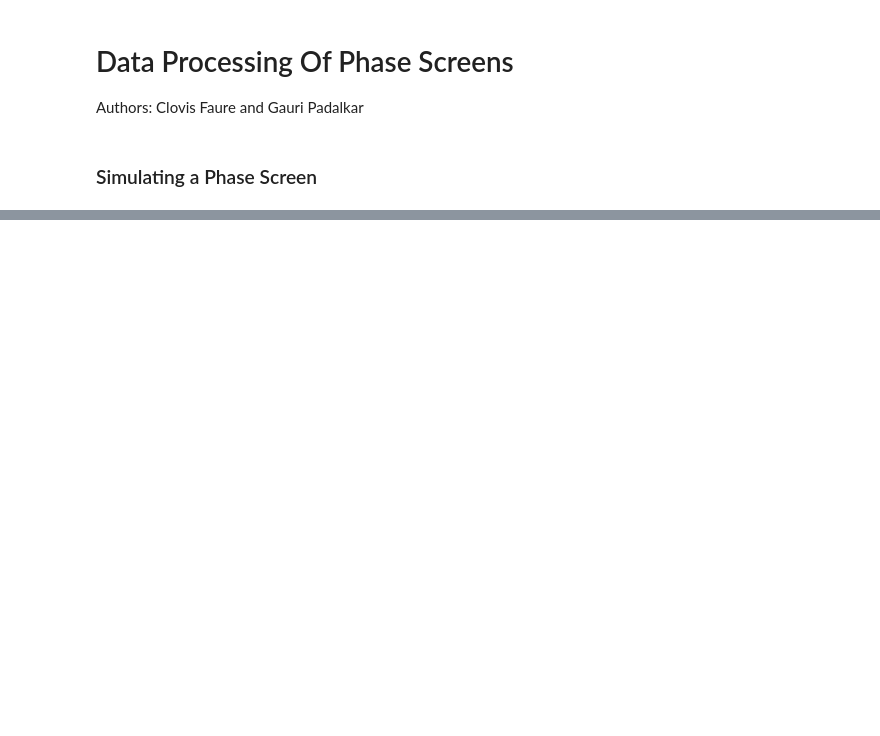
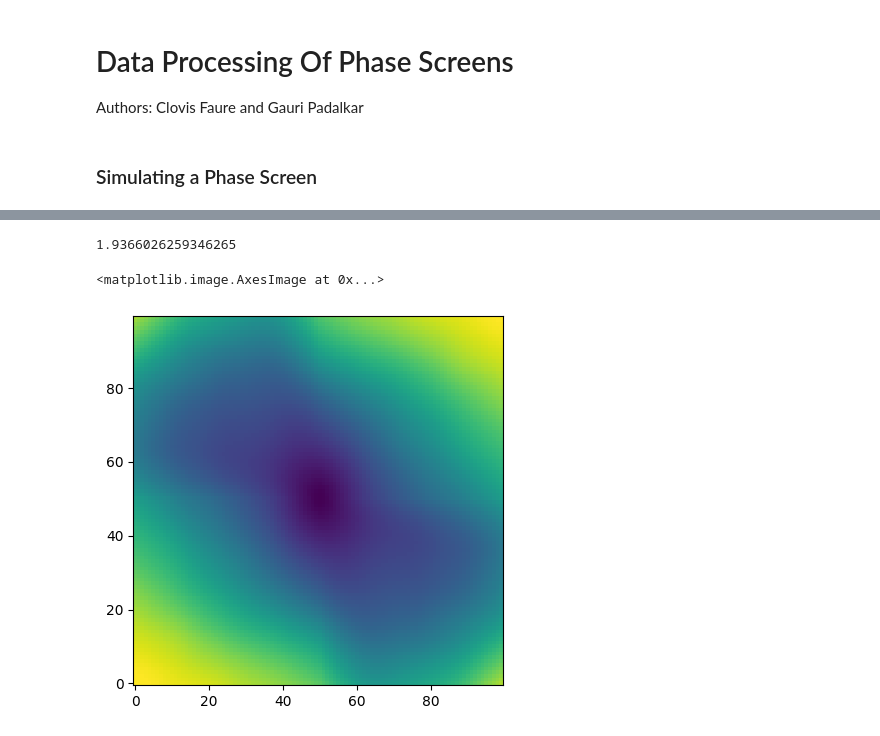
Before and after one commit to astrogauri/phase-screens, a Jupyter notebook: data_processing_phase.ipynb, the cells around one changed output, grey strips where cells are left out. Cells and saved outputs as stored; diff of their text form; code cells hidden in the pictures; blank space fills up the shorter version.

```diff
--- a/data_processing_phase.ipynb
+++ b/data_processing_phase.ipynb
@@ -30,23 +30,30 @@ pli(phase)
 # %%
 b = np.zeros((2*n,2*n))
 b[0:n,0:n] = phase
 auto = (np.fft.ifft2(np.abs(np.fft.fft2(b))**2)).real
 auto = np.fft.fftshift(auto)
 auto = auto[n//2:n//2+n, n//2:n//2+n]
 
 
 support = np.zeros((2*n,2*n))
 support[0:n,0:n] = 1
 normalization = (np.fft.ifft2(np.abs(np.fft.fft2(support))**2)).real
 normalization = np.fft.fftshift(normalization)
 normalization = normalization[n//2:n//2+n, n//2:n//2+n]
 
 auto_normalized = auto / normalization
 
 
 Dphi = 2*(auto_normalized[n//2,n//2] - auto_normalized)
+
+print(auto_normalized[n//2,n//2])
+print
 #Dphi = auto_normalized
-#pli(Dphi)
+pli(Dphi)
+# %% [output]
+1.9366026259346265
+<matplotlib.image.AxesImage at 0x...>
+[figure, added]
 # %%
 fig, axs = plt.subplots(2, 2, figsize=(10, 8))
 
```
Also changed, not shown: parts of 4 cells of this notebook, 2 other files.
